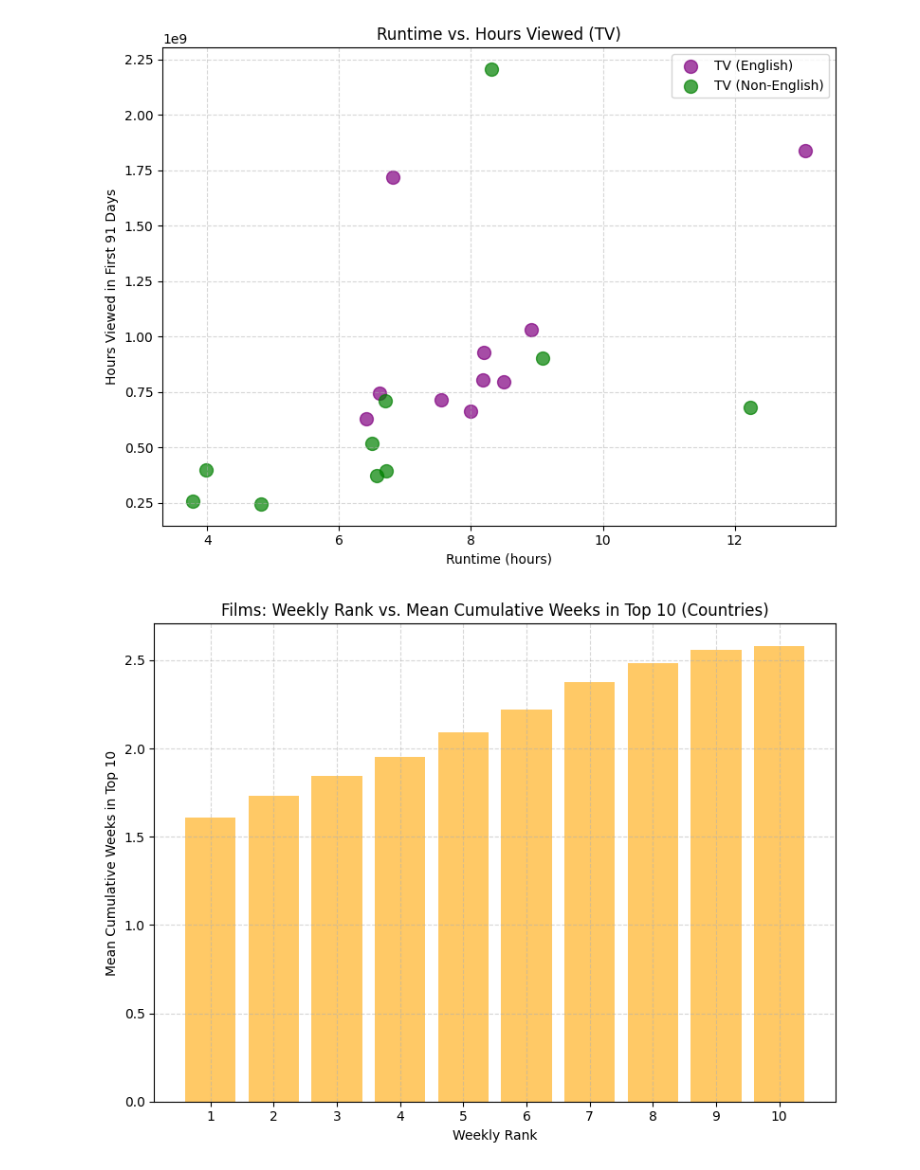
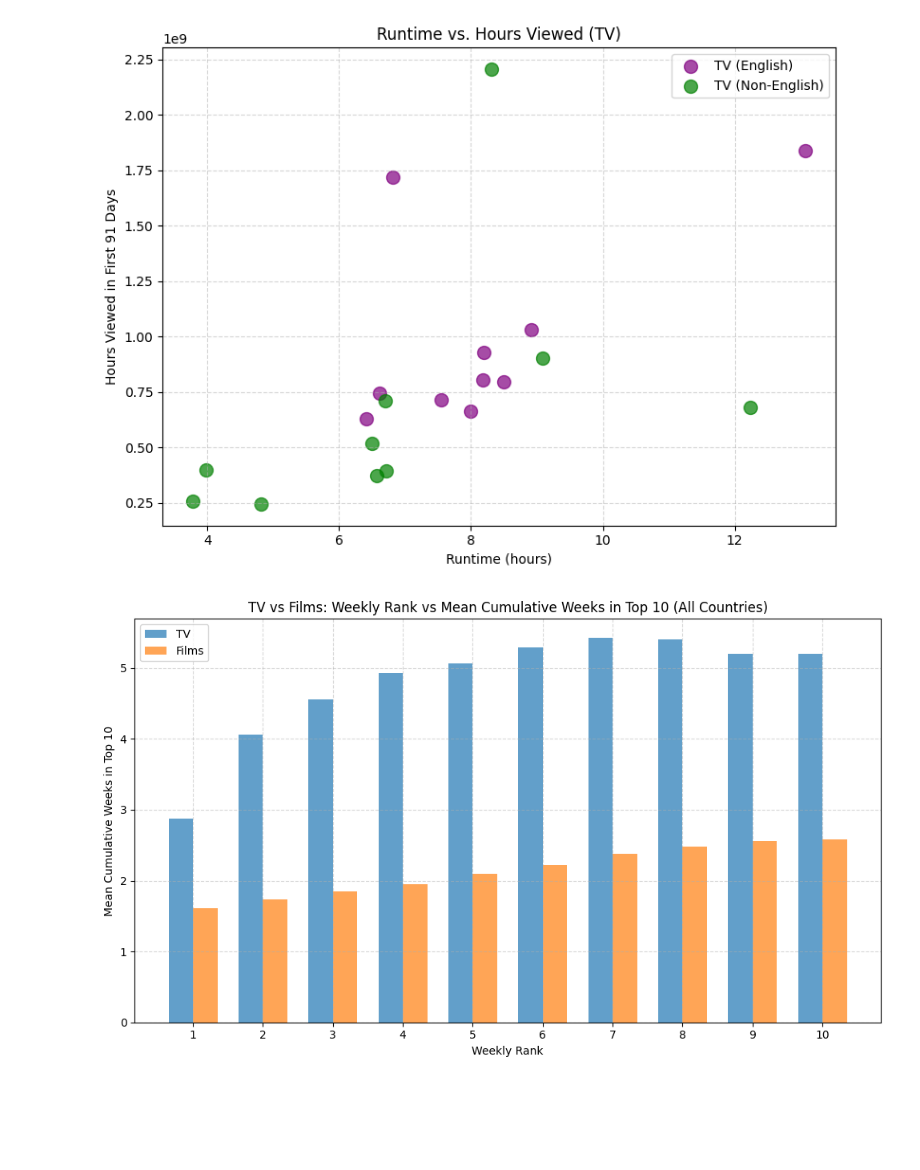
Before and after one commit to gabriel-joseph/data_science_portfolio, a Jupyter notebook: fall2025/dsc640_data_viz/week1_2/sample.ipynb, the cells around one changed output. Cells and saved outputs as stored; diff of their text form; code cells hidden in the pictures; blank space fills up the shorter version.

```diff
--- a/fall2025/dsc640_data_viz/week1_2/sample.ipynb
+++ b/fall2025/dsc640_data_viz/week1_2/sample.ipynb
@@ -98,21 +161,37 @@ plt.show()
 # %% [output]
 [figure]
 [figure]
-# %%
-# Filter for category == 'Films'
-films_countries_df = all_weeks_countries_netflix[all_weeks_countries_netflix['category'] == 'Films']
-
-# Group by weekly_rank and calculate mean cumulative_weeks_in_top_10
-rank_means = films_countries_df.groupby('weekly_rank')['cumulative_weeks_in_top_10'].mean().reset_index()
-
-plt.figure(figsize=(8, 6))
-plt.bar(rank_means['weekly_rank'], rank_means['cumulative_weeks_in_top_10'], color='orange', alpha=0.6)
-plt.xlabel('Weekly Rank')
-plt.ylabel('Mean Cumulative Weeks in Top 10')
-plt.title('Films: Weekly Rank vs. Mean Cumulative Weeks in Top 10 (Countries)')
-plt.xticks(range(1, 11))  # Ensure x-ticks from 1 to 10
-plt.grid(True, linestyle='--', alpha=0.5)
-plt.tight_layout()
-plt.show()
-# %% [output]
-[figure, removed]
+# %%
+import matplotlib.pyplot as plt
+
+# Filter for TV and Films only
+subset_df = all_weeks_countries_netflix[all_weeks_countries_netflix['category'].isin(['TV', 'Films'])]
+
+# Group by category and weekly_rank, then calculate mean cumulative_weeks_in_top_10
+rank_means = (
+    subset_df.groupby(['category', 'weekly_rank'])['cumulative_weeks_in_top_10']
+    .mean()
+    .reset_index()
+)
+
+# Pivot so categories become columns
+rank_pivot = rank_means.pivot(index='weekly_rank', columns='category', values='cumulative_weeks_in_top_10')
+
+# Plot
+plt.figure(figsize=(10, 6))
+width = 0.35
+x = rank_pivot.index
+
+plt.bar(x - width/2, rank_pivot['TV'], width=width, label='TV', alpha=0.7)
+plt.bar(x + width/2, rank_pivot['Films'], width=width, label='Films', alpha=0.7)
+
+plt.xlabel('Weekly Rank')
+plt.ylabel('Mean Cumulative Weeks in Top 10')
+plt.title('TV vs Films: Weekly Rank vs Mean Cumulative Weeks in Top 10 (All Countries)')
+plt.xticks(range(1, 11))
+plt.legend()
+plt.grid(True, linestyle='--', alpha=0.5)
+plt.tight_layout()
+plt.show()
+# %% [output]
+[figure, added]
```
Also changed, not shown: parts of 2 cells of this notebook, 3 other files.
